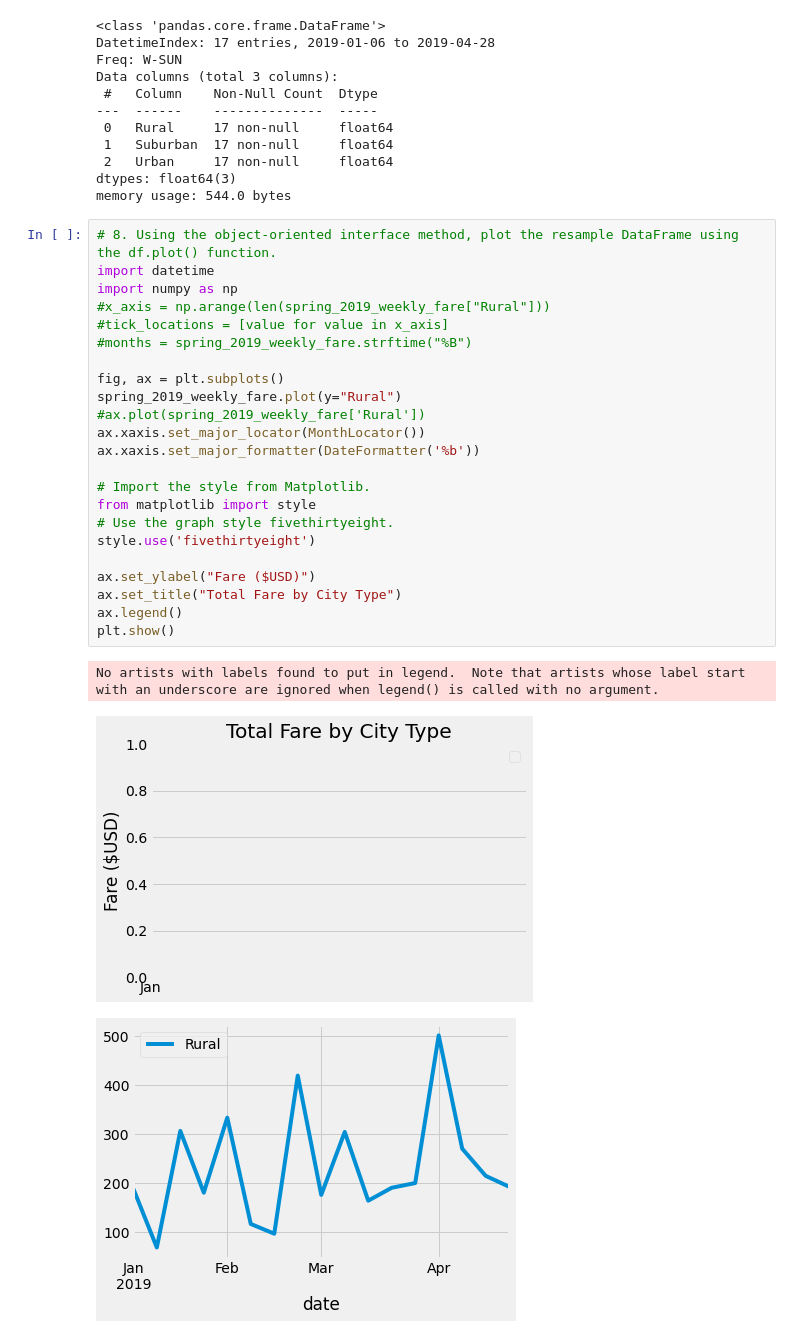
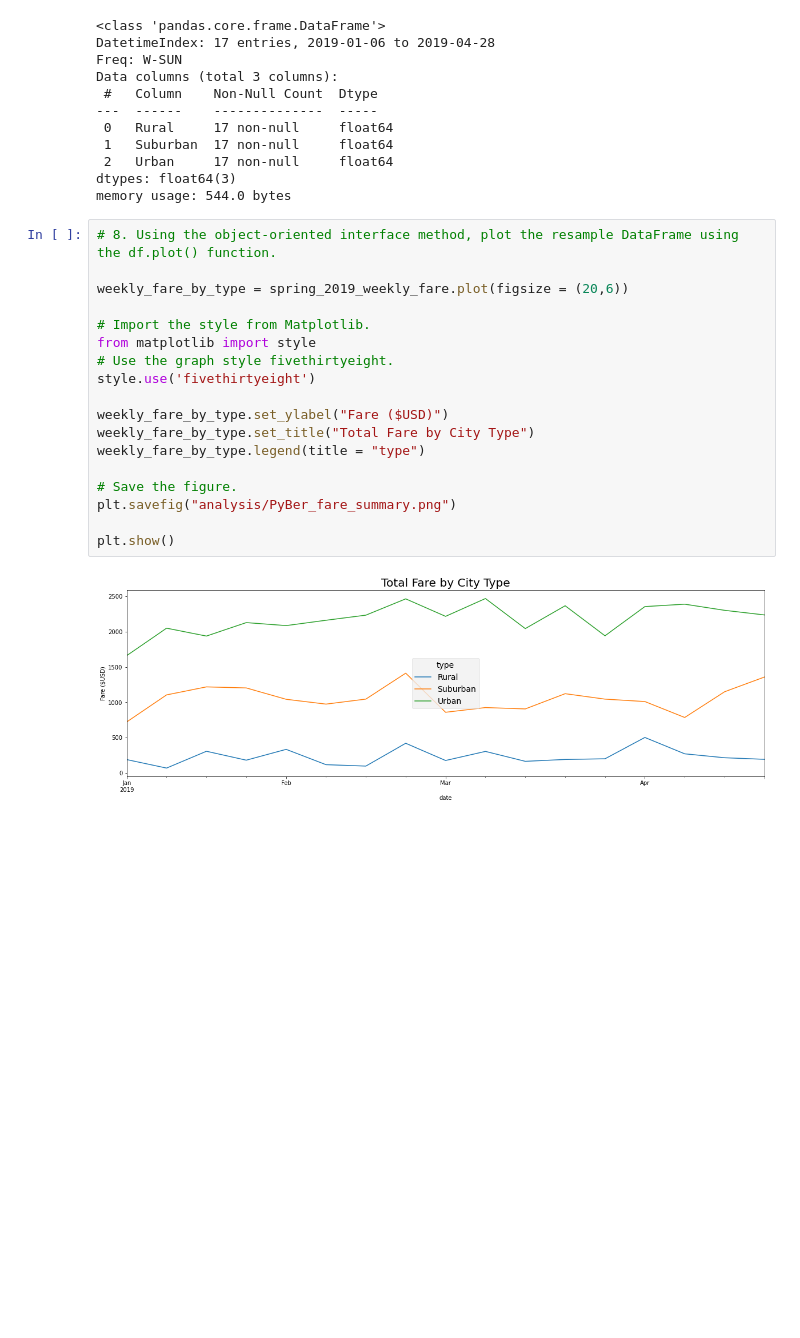
Before and after one commit to saramcel/PyBer_Analysis, a Jupyter notebook: PyBer_Challenge.ipynb, the cells around one changed output. Cells and saved outputs as stored; diff of their text form; blank space fills up the shorter version.

```diff
--- a/PyBer_Challenge.ipynb
+++ b/PyBer_Challenge.ipynb
@@ -224,28 +224,21 @@ dtypes: float64(3)
 memory usage: 544.0 bytes
 # %%
 # 8. Using the object-oriented interface method, plot the resample DataFrame using the df.plot() function.
-import datetime
-import numpy as np
-#x_axis = np.arange(len(spring_2019_weekly_fare["Rural"]))
-#tick_locations = [value for value in x_axis]
-#months = spring_2019_weekly_fare.strftime("%B")
 
-fig, ax = plt.subplots()
-spring_2019_weekly_fare.plot(y="Rural")
-#ax.plot(spring_2019_weekly_fare['Rural'])
-ax.xaxis.set_major_locator(MonthLocator())
-ax.xaxis.set_major_formatter(DateFormatter('%b'))
+weekly_fare_by_type = spring_2019_weekly_fare.plot(figsize = (20,6))
 
 # Import the style from Matplotlib.
 from matplotlib import style
 # Use the graph style fivethirtyeight.
 style.use('fivethirtyeight')
 
-ax.set_ylabel("Fare ($USD)")
-ax.set_title("Total Fare by City Type")
-ax.legend()
+weekly_fare_by_type.set_ylabel("Fare ($USD)")
+weekly_fare_by_type.set_title("Total Fare by City Type")
+weekly_fare_by_type.legend(title = "type")
+
+# Save the figure.
+plt.savefig("analysis/PyBer_fare_summary.png")
+
 plt.show()
 # %% [output]
-No artists with labels found to put in legend.  Note that artists whose label start with an underscore are ignored when legend() is called with no argument.
-[figure, old version]
+[figure, new version]
-[figure, removed]
```
Also changed, not shown: parts of 1 cell of this notebook.
